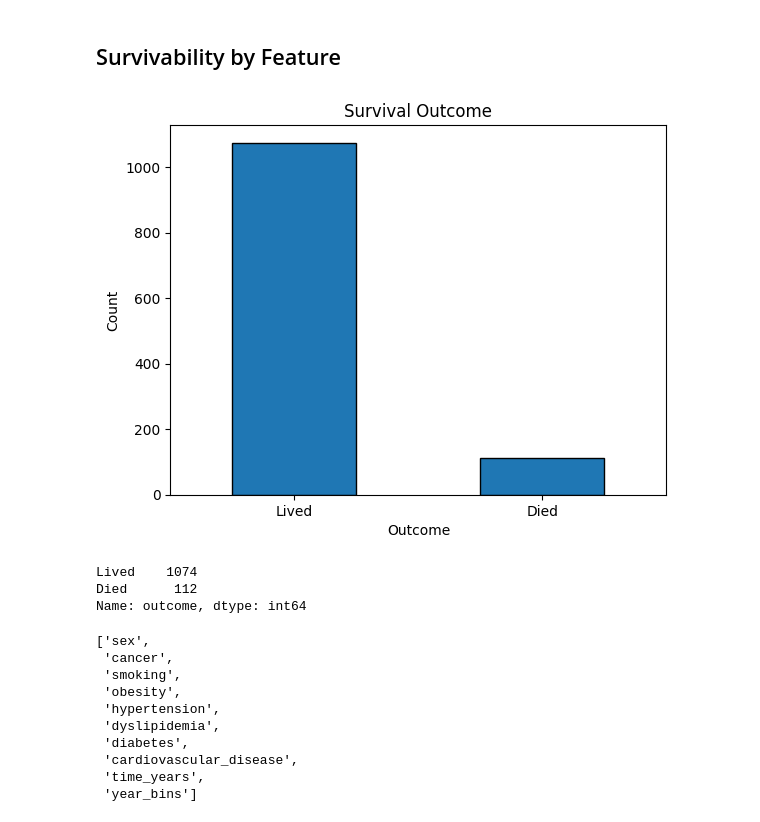
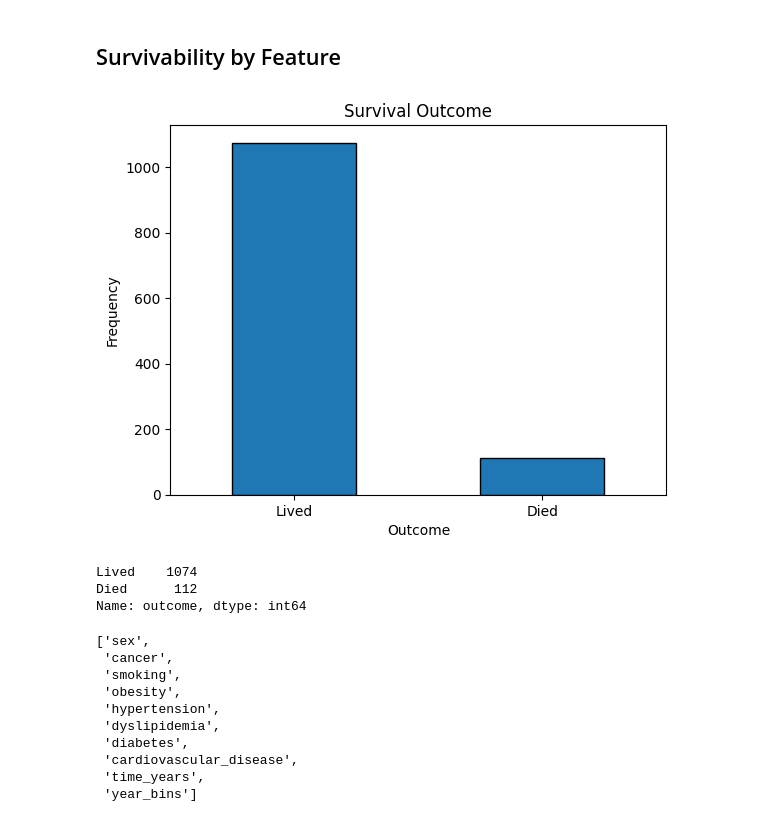
Before and after one commit to lshpaner/ckd_uae, a Jupyter notebook: CKD_UAE_EDA.ipynb, the cells around one changed output. Saved outputs shown, nothing was run; the diff lists cells and outputs as text; code cells hidden in the pictures.

Commit message:
updated y-axis label to 'Frequency'

```diff
--- a/CKD_UAE_EDA.ipynb
+++ b/CKD_UAE_EDA.ipynb
@@ -94,18 +94,18 @@ df_eda["creatinine"].describe().to_frame().T
 # %%
 ax = df_eda["outcome"].value_counts().plot(kind="bar", rot=0, edgecolor="black")
 new_labels = ["Lived", "Died"]
 ax.set_xticklabels(new_labels)
 plt.title("Survival Outcome")
 plt.xlabel("Outcome")
-plt.ylabel("Count")
+plt.ylabel("Frequency")
 plt.savefig(os.path.join(image_path, "survival_outcome.svg"))
 plt.show()
 print()
 print(
     df_eda["outcome"].value_counts().rename({0: "Lived", 1: "Died"}),
 )
 # %% [output]
-[figure, old version]
+[figure, new version]
 Lived    1074
 Died      112
 Name: outcome, dtype: int64
```
